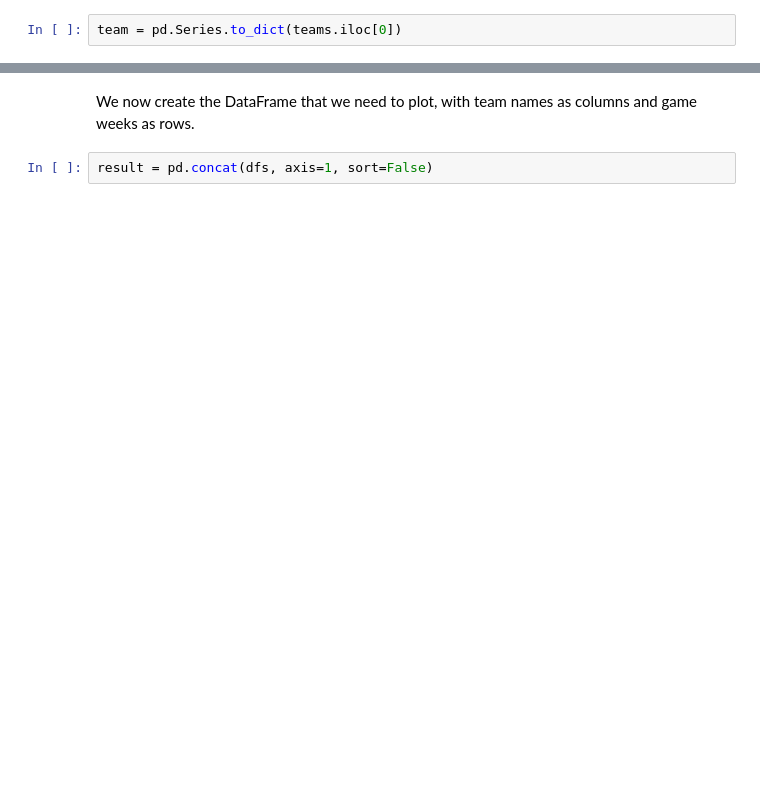
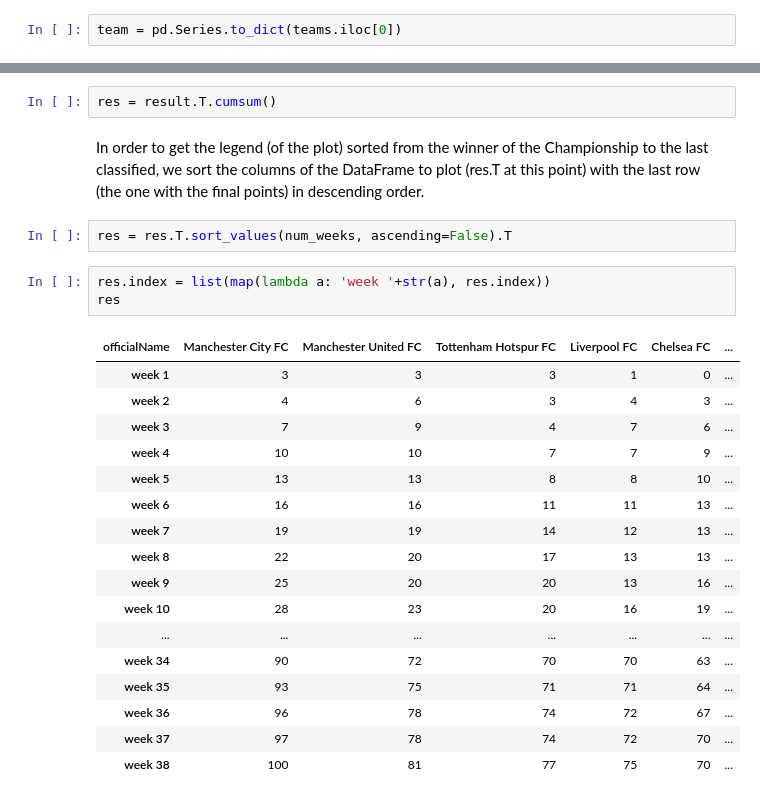
Before and after one commit to yuuko97/ADM_HW2, a Jupyter notebook: RQ1.ipynb, the cells around one changed output, grey strips where cells are left out. Cells and saved outputs as stored; diff of their text form; blank space fills up the shorter version.

```diff
--- a/RQ1.ipynb
+++ b/RQ1.ipynb
@@ -134,5 +126,28 @@ for i in range(num_teams):
-# %% [markdown]
-We now create the DataFrame that we need to plot, with team names as columns and game weeks as rows.
-# %%
-result = pd.concat(dfs, axis=1, sort=False)
+# %%
+res = result.T.cumsum()
+# %% [markdown]
+In order to get the legend (of the plot) sorted from the winner of the Championship to the last classified, we sort the columns of the DataFrame to plot (res.T at this point) with the last row (the one with the final points) in descending order.
+# %%
+res = res.T.sort_values(num_weeks, ascending=False).T
+# %%
+res.index = list(map(lambda a: 'week '+str(a), res.index))
+res
+# %% [output]
+| officialName | Manchester City FC | Manchester United FC | Tottenham Hotspur FC | Liverpool FC | Chelsea FC | ... |
+| week 1 | 3 | 3 | 3 | 1 | 0 | ... |
+| week 2 | 4 | 6 | 3 | 4 | 3 | ... |
+| week 3 | 7 | 9 | 4 | 7 | 6 | ... |
+| week 4 | 10 | 10 | 7 | 7 | 9 | ... |
+| week 5 | 13 | 13 | 8 | 8 | 10 | ... |
+| week 6 | 16 | 16 | 11 | 11 | 13 | ... |
+| week 7 | 19 | 19 | 14 | 12 | 13 | ... |
+| week 8 | 22 | 20 | 17 | 13 | 13 | ... |
+| week 9 | 25 | 20 | 20 | 13 | 16 | ... |
+| week 10 | 28 | 23 | 20 | 16 | 19 | ... |
+| ... | ... | ... | ... | ... | ... | ... |
+| week 34 | 90 | 72 | 70 | 70 | 63 | ... |
+| week 35 | 93 | 75 | 71 | 71 | 64 | ... |
+| week 36 | 96 | 78 | 74 | 72 | 67 | ... |
+| week 37 | 97 | 78 | 74 | 72 | 70 | ... |
+| week 38 | 100 | 81 | 77 | 75 | 70 | ... |
 # %%
```
Also changed, not shown: parts of 46 cells of this notebook.
